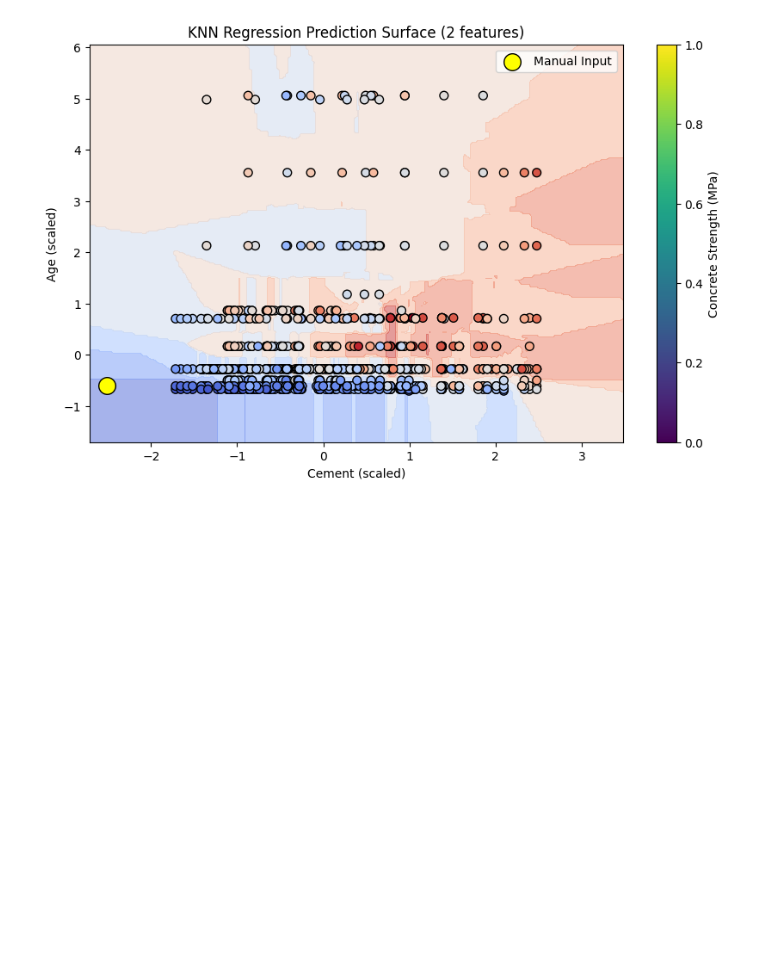
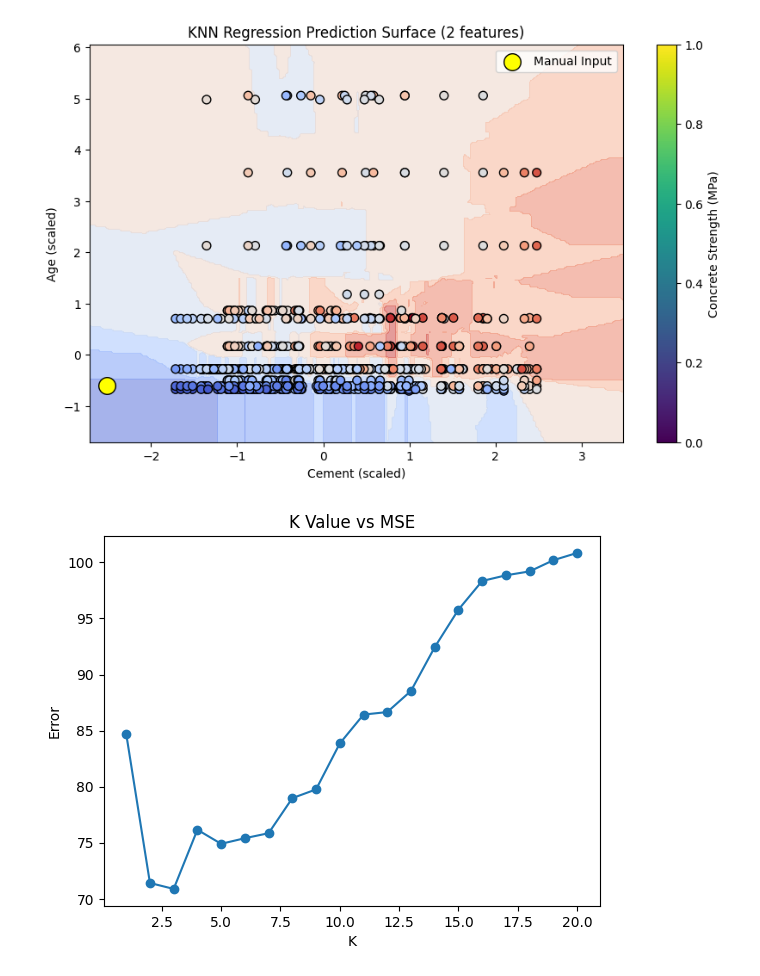
Before and after one commit to devkumar003/KNN, a Jupyter notebook: knn_Regression.ipynb, the cells around one changed output. Cells and saved outputs as stored; diff of their text form; code cells hidden in the pictures; blank space fills up the shorter version.

```diff
--- a/knn_Regression.ipynb
+++ b/knn_Regression.ipynb
@@ -146,3 +146,21 @@ plt.show()
 # %% [output]
 Predicted Concrete Strength: 7.9159999999999995
 [figure]
+# %%
+k_values = range(1, 21)
+errors = []
+
+for k in k_values:
+    model = KNeighborsRegressor(n_neighbors=k)
+    model.fit(X_train, y_train)
+    pred = model.predict(X_test)
+    errors.append(mean_squared_error(y_test, pred))
+
+plt.figure()
+plt.plot(k_values, errors, marker='o')
+plt.title("K Value vs MSE")
+plt.xlabel("K")
+plt.ylabel("Error")
+plt.show()
+# %% [output]
+[figure, added]
```
